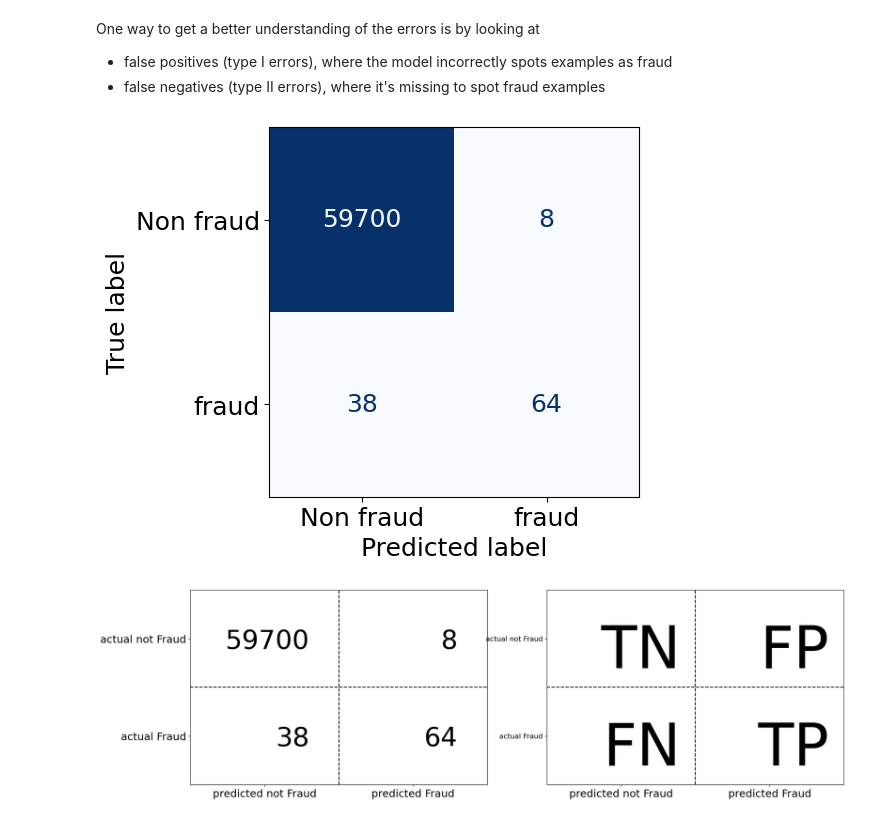
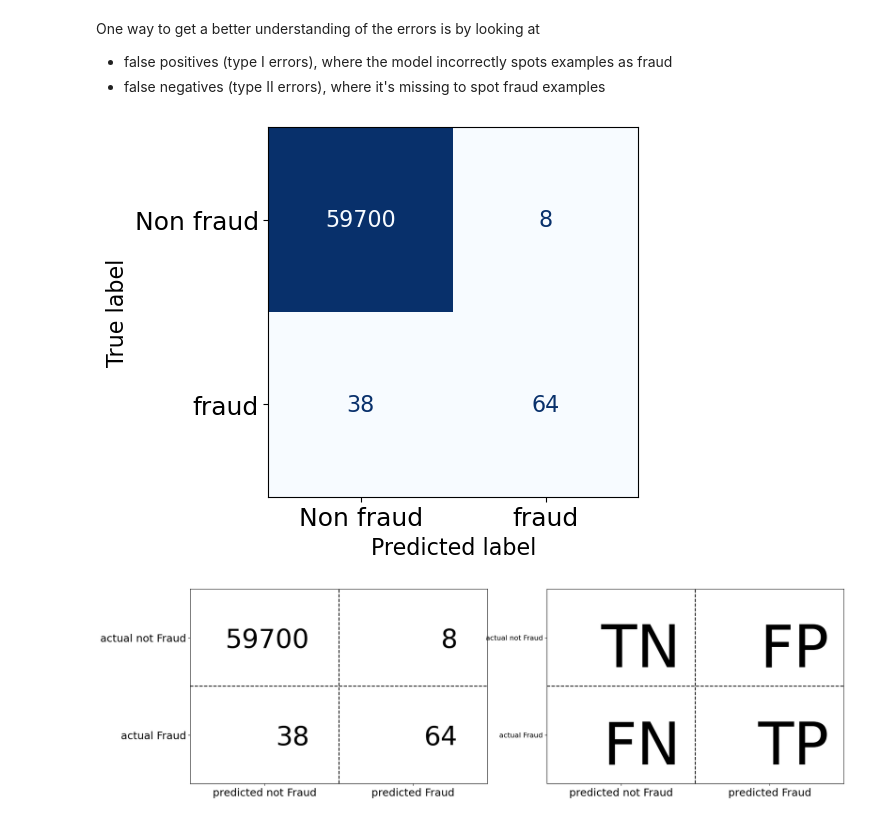
Before and after one commit to UBC-CS/cpsc330-2023s, a Jupyter notebook: lectures/09_classification-metrics.ipynb, the cells around one changed output. Cells and saved outputs as stored; diff of their text form; code cells hidden in the pictures.

```diff
--- a/lectures/09_classification-metrics.ipynb
+++ b/lectures/09_classification-metrics.ipynb
@@ -205,20 +205,19 @@ One way to get a better understanding of the errors is by looking at
 - false negatives (type II errors), where it's missing to spot fraud examples
 # %%
 from sklearn.metrics import ConfusionMatrixDisplay
-plt.rc('font', size=18)
 
 pipe_lr.fit(X_train, y_train)
 disp = ConfusionMatrixDisplay.from_estimator(
     pipe_lr,
     X_valid,
     y_valid,
     display_labels=["Non fraud", "fraud"],
     values_format="d",
     cmap=plt.cm.Blues,
     colorbar=False,
 )
 # %% [output]
-[figure, old version]
+[figure, new version]
 # %%
 from sklearn.metrics import confusion_matrix
 
```
Also changed, not shown: parts of 102 cells of this notebook, 2 other files.
